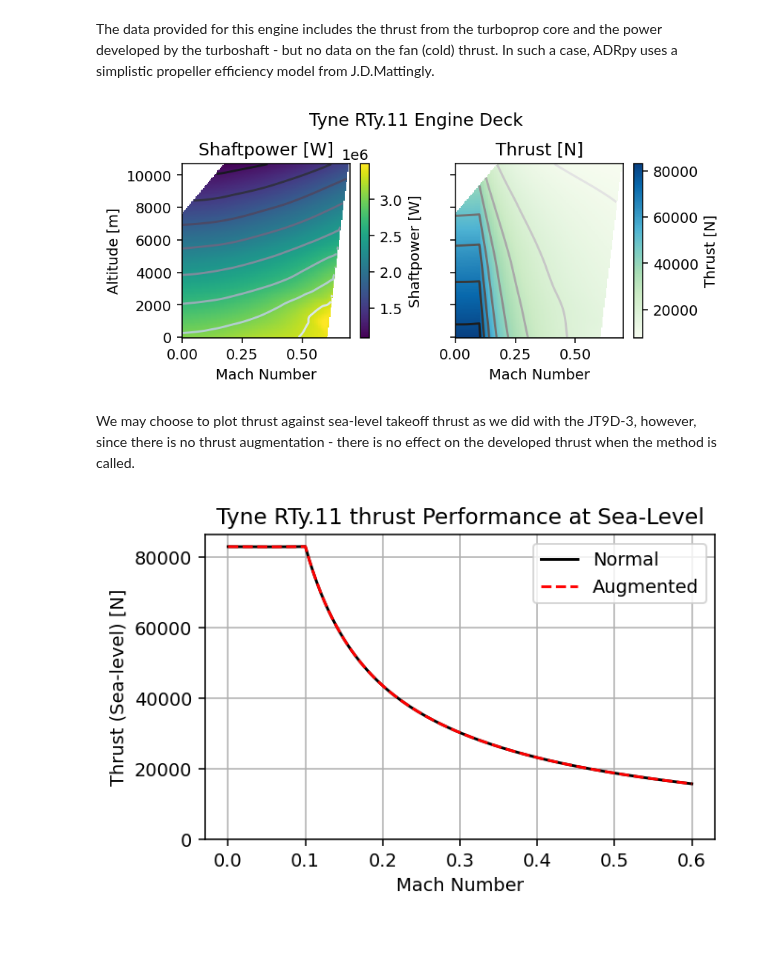
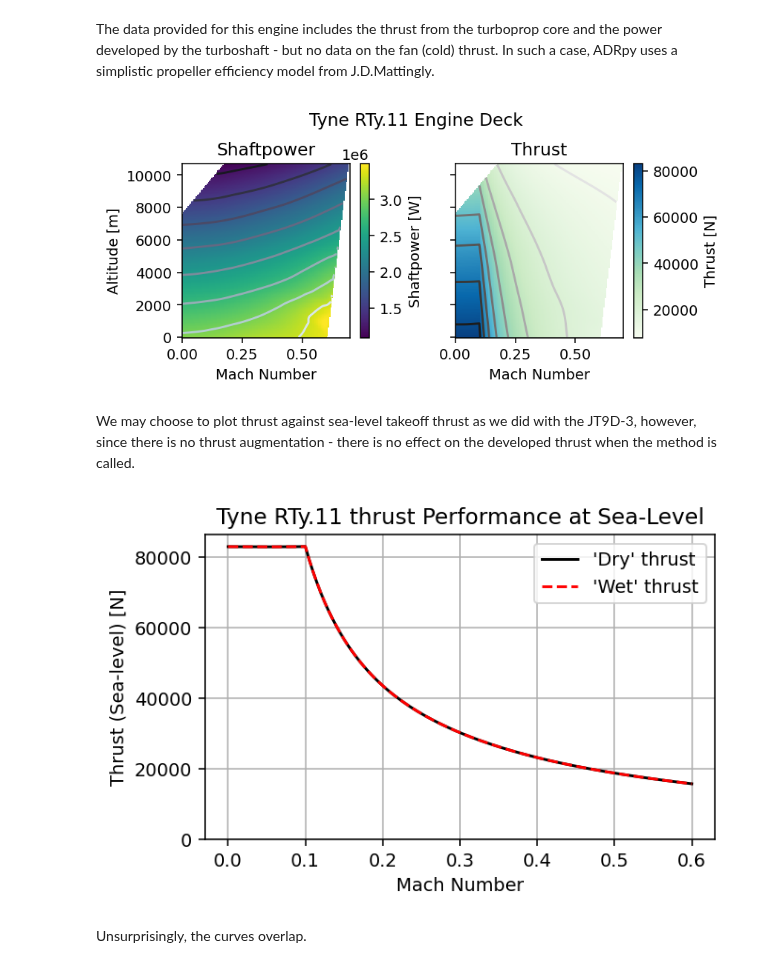
Before and after one commit to yaseen157/ADRpy, a Jupyter notebook: docs/ADRpy/notebooks/ADRpy models - Engine Decks.ipynb, the cells around one changed output. Cells and saved outputs as stored; diff of their text form; code cells hidden in the pictures; blank space fills up the shorter version.

```diff
--- a/docs/ADRpy/notebooks/ADRpy models - Engine Decks.ipynb
+++ b/docs/ADRpy/notebooks/ADRpy models - Engine Decks.ipynb
@@ -143,33 +215,35 @@ fig.suptitle(f"{deck2.name} Engine Deck")
 fig.subplots_adjust(top=0.78, wspace=0.3)
 fig.colorbar(im0, ax=axs[0], label="Shaftpower [W]")
 fig.colorbar(im1, ax=axs[1], label="Thrust [N]")
-axs[0].set_title("Shaftpower [W]")
+axs[0].set_title("Shaftpower")
 axs[0].set_ylabel("Altitude [m]")
-axs[1].set_title("Thrust [N]")
+axs[1].set_title("Thrust")
 for ax in axs.flat:
     ax.set_xlabel("Mach Number")
     ax.set_xlim(0, 0.7)
 
 plt.show()
 # %% [output]
-[figure, old version]
+[figure, new version]
 # %% [markdown]
 We may choose to plot thrust against sea-level takeoff thrust as we did with the JT9D-3, however, since there is no thrust augmentation - there is no effect on the developed thrust when the method is called.
 # %%
 thrust_standard = deck2.thrust(mach=machs, altitude=0)
 thrust_slto = deck2.thrust_slto(mach=machs)
 
 fig, ax = plt.subplots(dpi=140, figsize=(5, 3))
 
-ax.plot(machs, thrust_standard, label="Normal", c="k")
-ax.plot(machs, thrust_slto, label="Augmented", c="r", ls="--")
+ax.plot(machs, thrust_standard, label="'Dry' thrust", c="k")
+ax.plot(machs, thrust_slto, label="'Wet' thrust", c="r", ls="--")
 
 ax.set_title(f"{deck2.name} thrust Performance at Sea-Level")
 ax.set_xlabel("Mach Number")
 ax.set_ylabel("Thrust (Sea-level) [N]")
 ax.set_ylim(0, None)
 ax.legend()
 ax.grid()
 plt.show()
 # %% [output]
-[figure, old version]
+[figure, new version]
+# %% [markdown]
+Unsurprisingly, the curves overlap.
```
Also changed, not shown: parts of 11 cells of this notebook, 3 other files.
